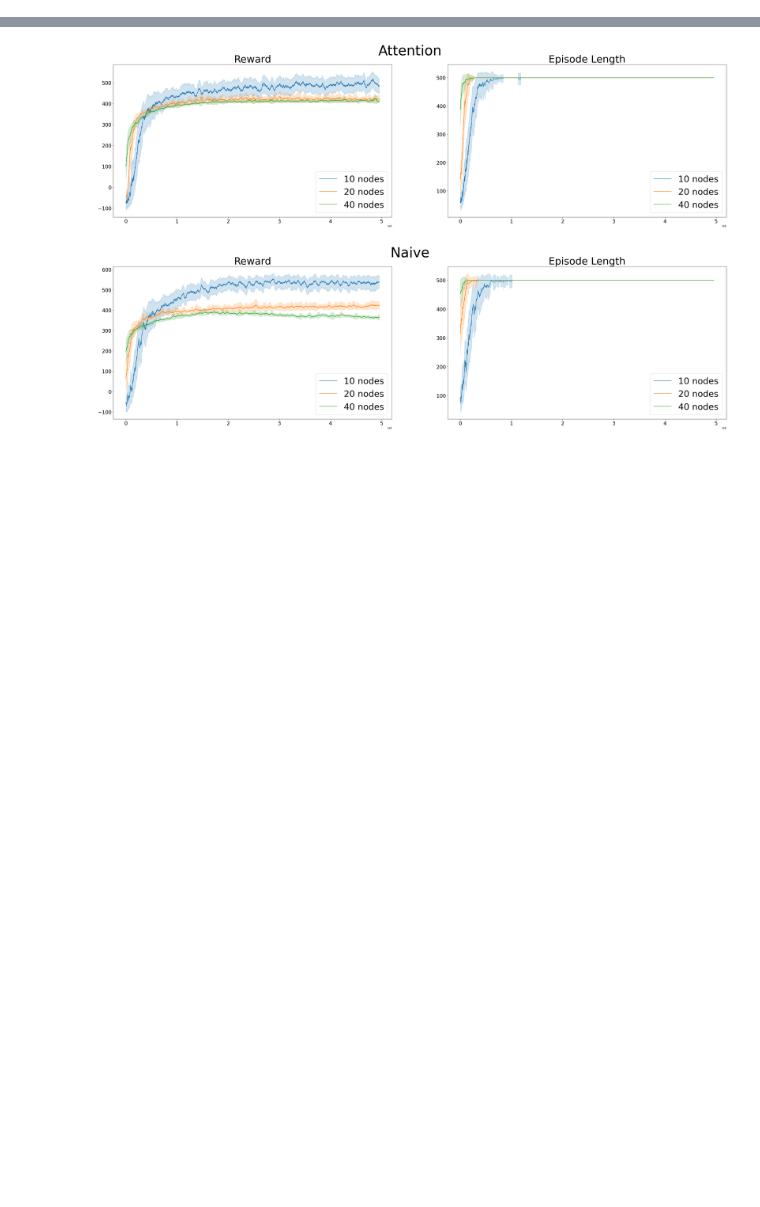
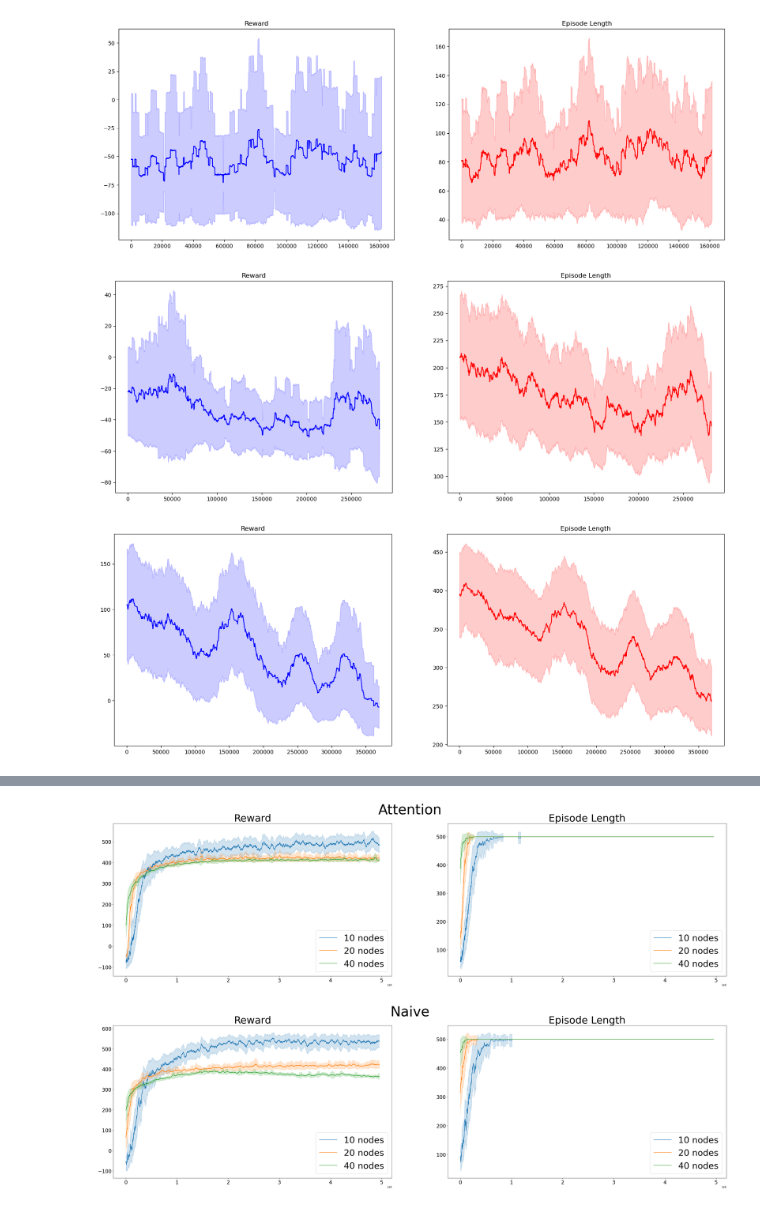
Before and after one commit to cybermonic/ACD-With-GraphRL, a Jupyter notebook: yawning_titan/notebooks/viz.ipynb, the cells around one changed output, grey strips where cells are left out. Drawn from its saved outputs; the diff is of its cells as text; code cells hidden in the pictures; blank space fills up the shorter version.

```diff
--- a/yawning_titan/notebooks/viz.ipynb
+++ b/yawning_titan/notebooks/viz.ipynb
@@ -72,6 +72,14 @@ def plot_episode(n,seed=0, smoothing_factor=100, dir=''):
     axes[1].set_title("Episode Length")
 
     plt.show()
+# %%
+plot_episode(10, dir='dqn_', smoothing_factor=100)
+plot_episode(20, dir='dqn_', smoothing_factor=100)
+plot_episode(40, dir='dqn_', smoothing_factor=100)
+# %% [output]
+[figure, added]
+[figure, added]
+[figure, added]
 # %%
 plot_episode(10, dir='stablebaseline_default_sgd/')
 plot_episode(20, dir='stablebaseline_default_sgd/')
```
Also changed, not shown: parts of 1 cell of this notebook, 17 other files.
